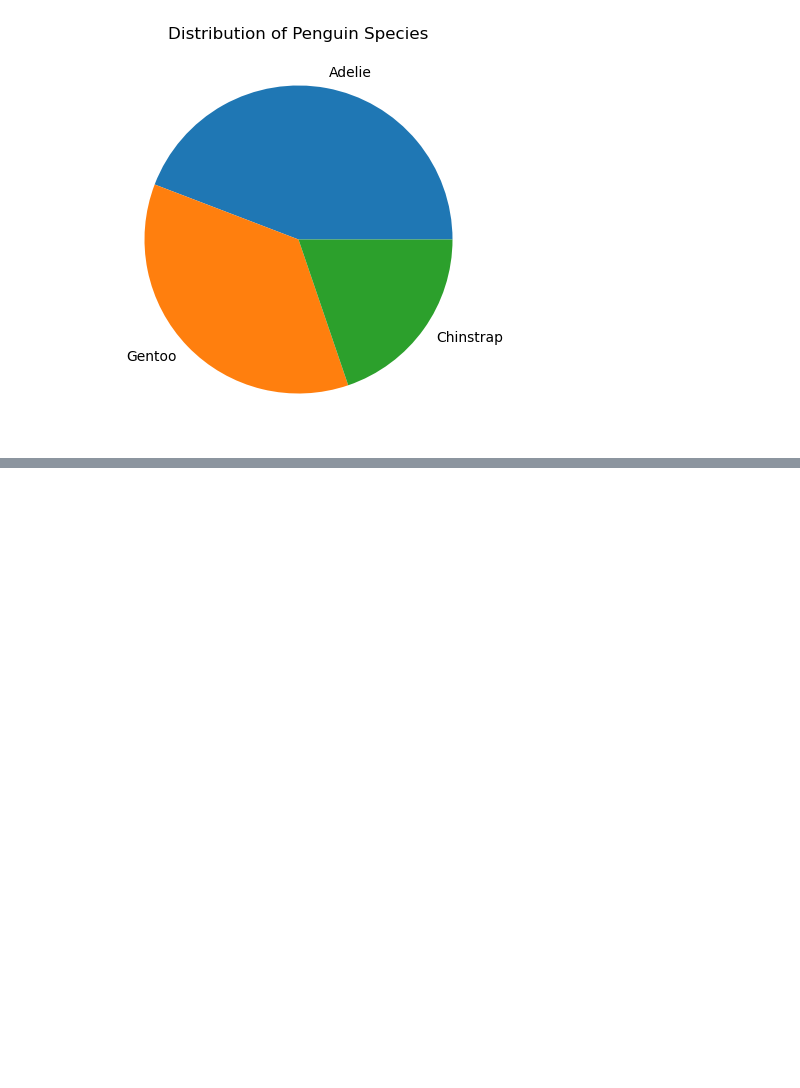
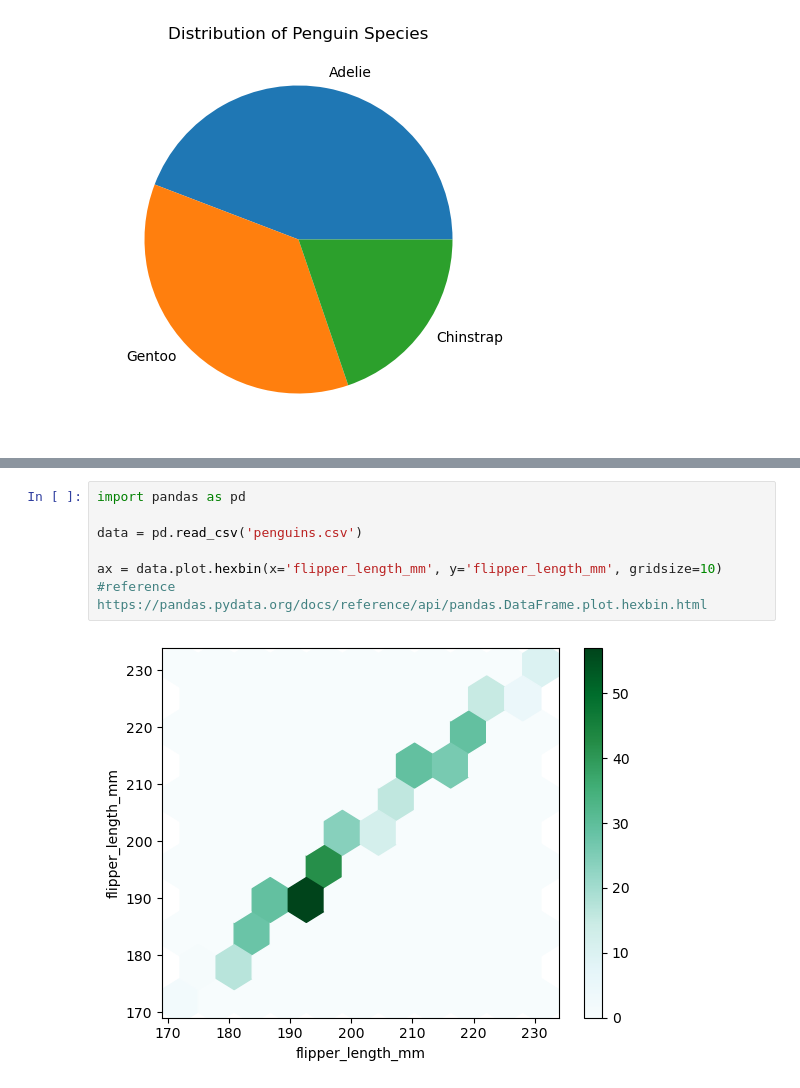
Before and after one commit to yimak/Fundamentals_of_data_analysis, a Jupyter notebook: tasks.ipynb, the cells around one changed output, grey strips where cells are left out. Drawn from its saved outputs; the diff is of its cells as text; blank space fills up the shorter version.

```diff
--- a/task1.ipynb
+++ b/tasks.ipynb
@@ -344,0 +391,9 @@ plt.show()
+# %%
+import pandas as pd
+
+data = pd.read_csv('penguins.csv')
+
+ax = data.plot.hexbin(x='flipper_length_mm', y='flipper_length_mm', gridsize=10)
+#reference https://pandas.pydata.org/docs/reference/api/pandas.DataFrame.plot.hexbin.html
+# %% [output]
+[figure, added]
```
Also changed, not shown: parts of 6 cells of this notebook, 2 other files.
